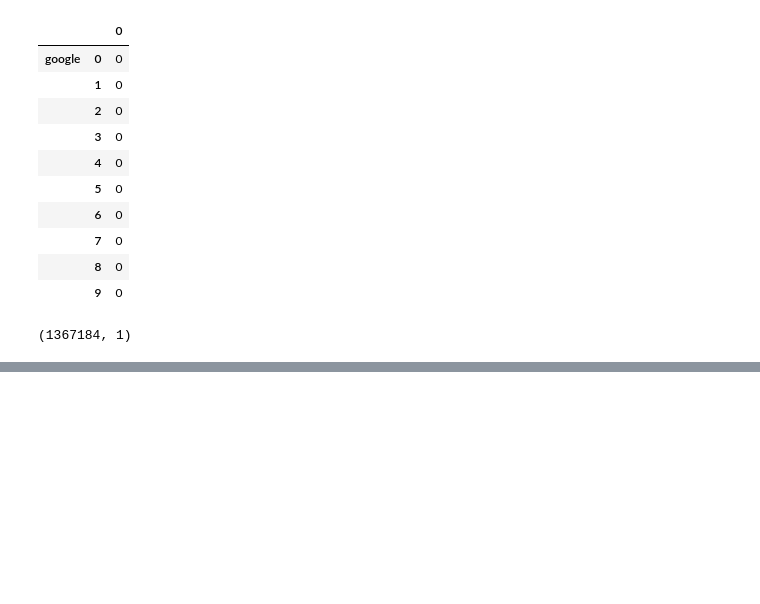
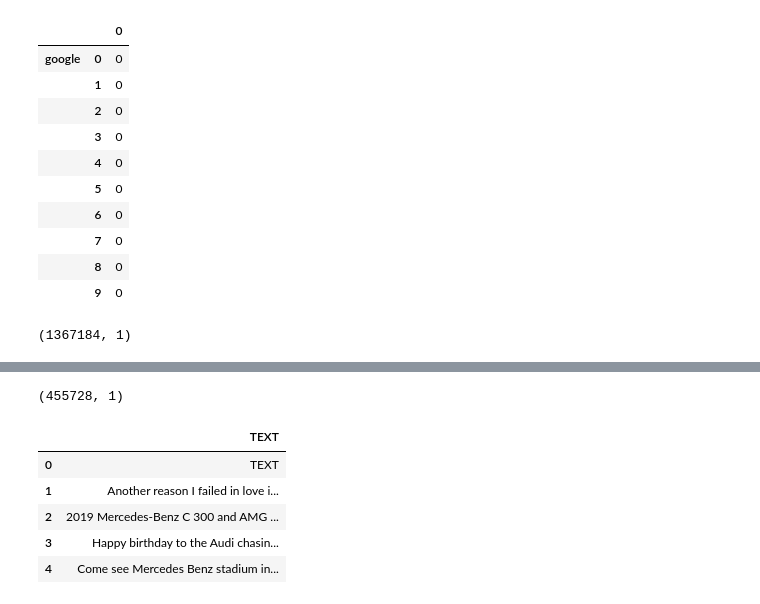
Before and after one commit to HassanSherwani/NLP-Natural-Language-Processing-, a Jupyter notebook: CrowdFlower/1.Company_labels.ipynb, the cells around one changed output, grey strips where cells are left out. Saved outputs shown, nothing was run; the diff lists cells and outputs as text; code cells hidden in the pictures; blank space fills up the shorter version.

```diff
--- a/CrowdFlower/1.Company_labels.ipynb
+++ b/CrowdFlower/1.Company_labels.ipynb
@@ -477,0 +546,14 @@ combined.shape
+# %%
+big_label=pd.read_csv('unclean_data.csv')
+big_label.shape
+# %% [output]
+(455728, 1)
+# %%
+big_label.head()
+# %% [output]
+|  | TEXT |
+| 0 | TEXT |
+| 1 | Another reason I failed in love i... |
+| 2 | 2019 Mercedes-Benz C 300 and AMG ... |
+| 3 | Happy birthday to the Audi chasin... |
+| 4 | Come see Mercedes Benz stadium in... |
```
Also changed, not shown: parts of 26 cells of this notebook.
